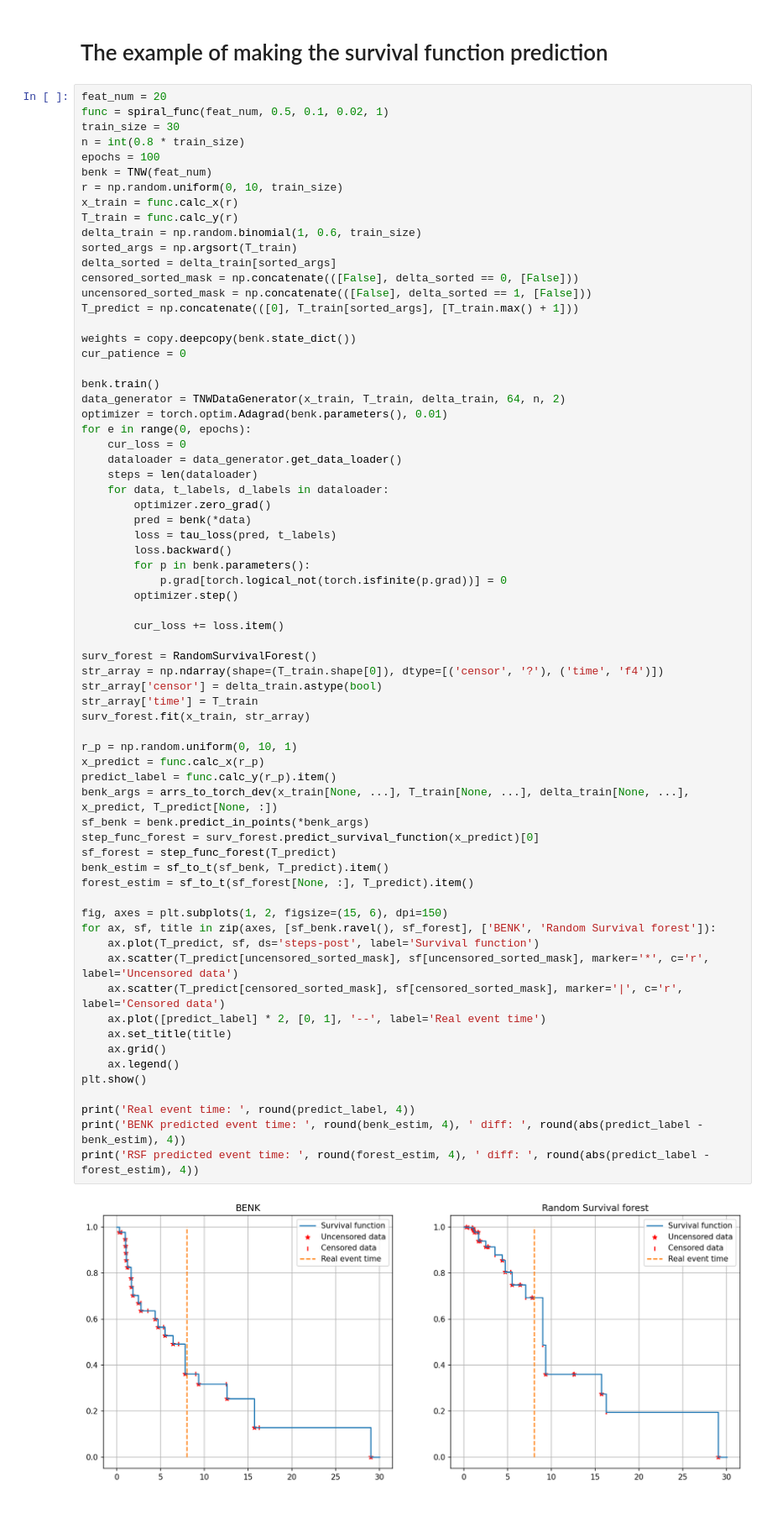
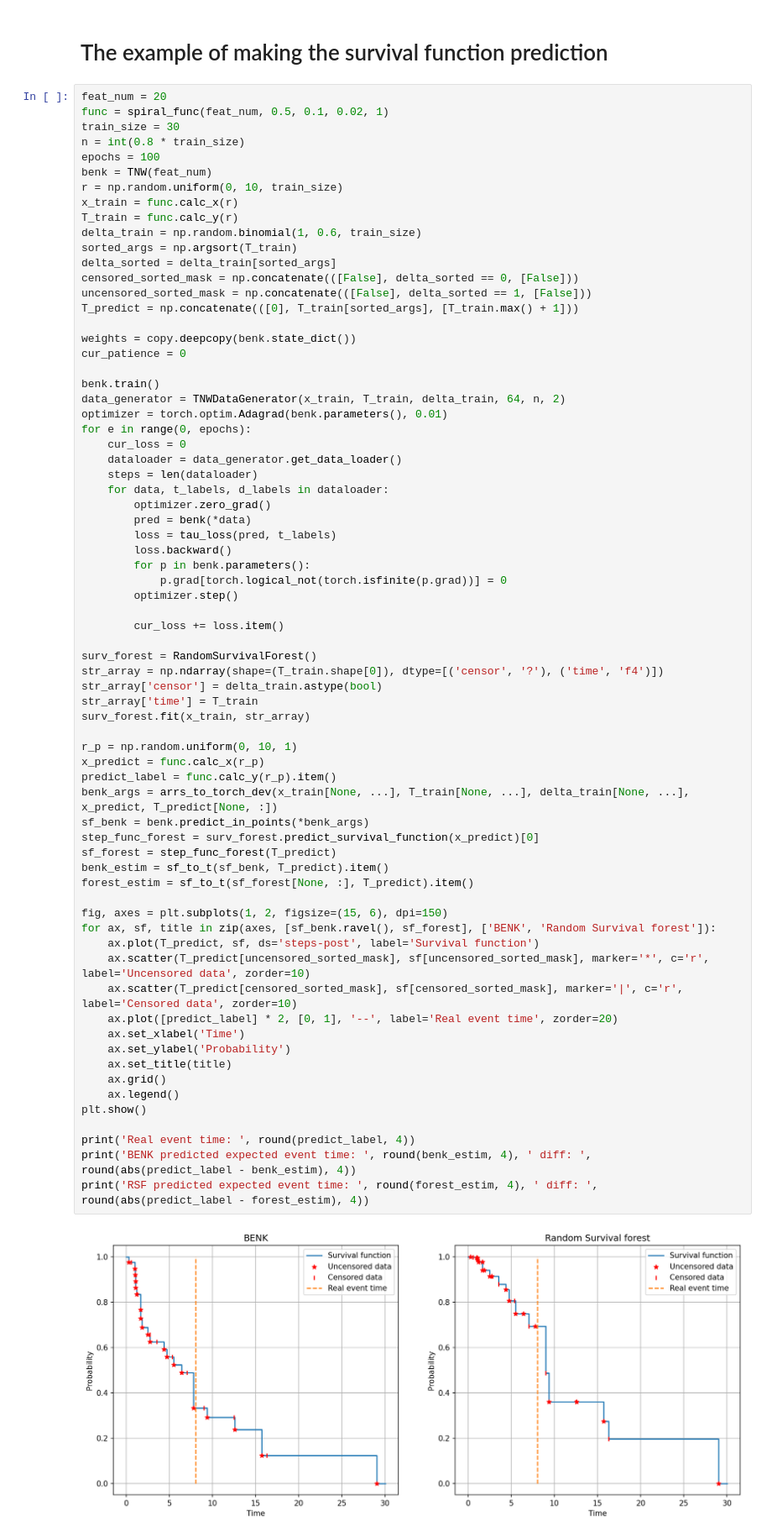
Before and after one commit to Stasychbr/BENK, a Jupyter notebook: Example.ipynb, the cells around one changed output. Shown: that part at 84% size. Cells and saved outputs as stored; diff of their text form; blank space fills up the shorter version.

```diff
--- a/Example.ipynb
+++ b/Example.ipynb
@@ -56,37 +56,39 @@ for e in range(0, epochs):
         optimizer.step()
 
         cur_loss += loss.item()
 
 surv_forest = RandomSurvivalForest()
 str_array = np.ndarray(shape=(T_train.shape[0]), dtype=[('censor', '?'), ('time', 'f4')])
 str_array['censor'] = delta_train.astype(bool)
 str_array['time'] = T_train
 surv_forest.fit(x_train, str_array)
 
 r_p = np.random.uniform(0, 10, 1)
 x_predict = func.calc_x(r_p)
 predict_label = func.calc_y(r_p).item()
 benk_args = arrs_to_torch_dev(x_train[None, ...], T_train[None, ...], delta_train[None, ...], x_predict, T_predict[None, :])
 sf_benk = benk.predict_in_points(*benk_args)
 step_func_forest = surv_forest.predict_survival_function(x_predict)[0]
 sf_forest = step_func_forest(T_predict)
 benk_estim = sf_to_t(sf_benk, T_predict).item()
 forest_estim = sf_to_t(sf_forest[None, :], T_predict).item()
 
 fig, axes = plt.subplots(1, 2, figsize=(15, 6), dpi=150)
 for ax, sf, title in zip(axes, [sf_benk.ravel(), sf_forest], ['BENK', 'Random Survival forest']):
     ax.plot(T_predict, sf, ds='steps-post', label='Survival function')
-    ax.scatter(T_predict[uncensored_sorted_mask], sf[uncensored_sorted_mask], marker='*', c='r', label='Uncensored data')
-    ax.scatter(T_predict[censored_sorted_mask], sf[censored_sorted_mask], marker='|', c='r', label='Censored data')
-    ax.plot([predict_label] * 2, [0, 1], '--', label='Real event time')
+    ax.scatter(T_predict[uncensored_sorted_mask], sf[uncensored_sorted_mask], marker='*', c='r', label='Uncensored data', zorder=10)
+    ax.scatter(T_predict[censored_sorted_mask], sf[censored_sorted_mask], marker='|', c='r', label='Censored data', zorder=10)
+    ax.plot([predict_label] * 2, [0, 1], '--', label='Real event time', zorder=20)
+    ax.set_xlabel('Time')
+    ax.set_ylabel('Probability')
     ax.set_title(title)
     ax.grid()
     ax.legend()
 plt.show()
 
 print('Real event time: ', round(predict_label, 4))
-print('BENK predicted event time: ', round(benk_estim, 4), ' diff: ', round(abs(predict_label - benk_estim), 4))
-print('RSF predicted event time: ', round(forest_estim, 4), ' diff: ', round(abs(predict_label - forest_estim), 4))
+print('BENK predicted expected event time: ', round(benk_estim, 4), ' diff: ', round(abs(predict_label - benk_estim), 4))
+print('RSF predicted expected event time: ', round(forest_estim, 4), ' diff: ', round(abs(predict_label - forest_estim), 4))
 # %% [output]
-[figure, old version]
+[figure, new version]
 Real event time:  8.0261
```
Also changed, not shown: parts of 2 cells of this notebook.
